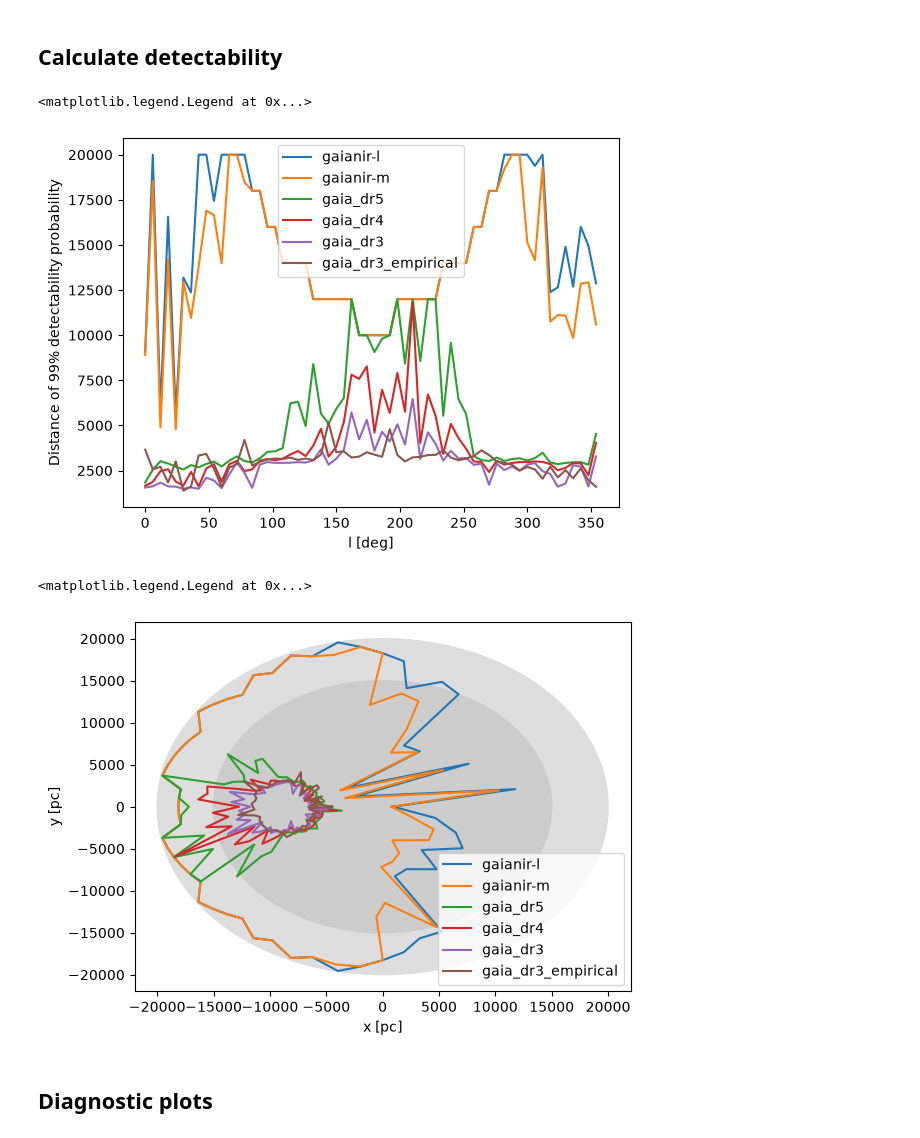
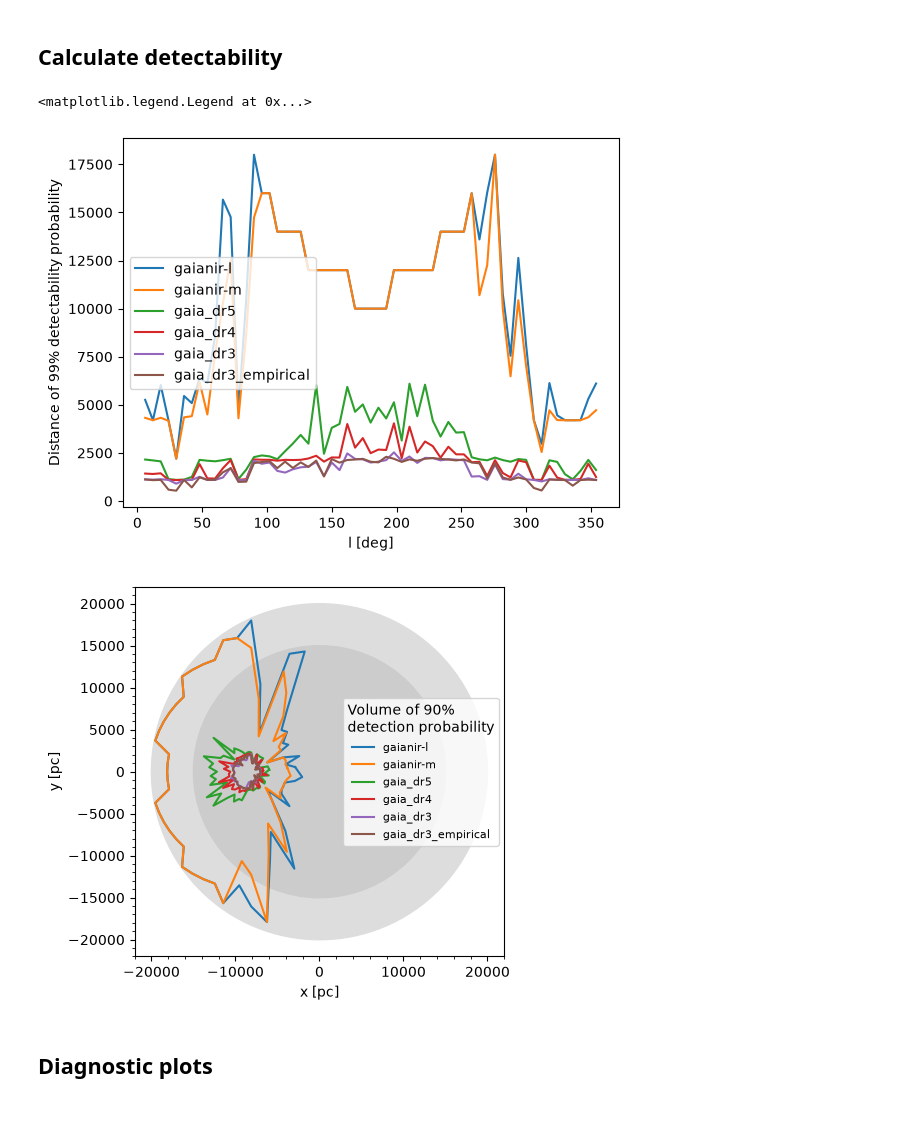
Before and after one commit to emilyhunt/gaianir-open-clusters, a Jupyter notebook: prototypes/selection/selection.ipynb, the cells around one changed output. Drawn from its saved outputs; the diff is of its cells as text; code cells hidden in the pictures.

Commit message:
Re-simulate clusters

```diff
--- a/prototypes/selection/selection.ipynb
+++ b/prototypes/selection/selection.ipynb
@@ -412,8 +412,8 @@ for mission in missions_done:
     #     simulated_clusters_full[f"n_stars_{mission}"] >= 50
     # ).astype(float)
 # %%
-test_probability = 0.5
-test_cluster = "pleiades"
+test_probability = 0.9
+test_cluster = "berkeley_29"
 
 l_values = simulated_clusters_full["l"].unique()
 detectabilities = {mission: [] for mission in missions_done}
@@ -454,33 +454,33 @@ plt.gca().set(xlabel="l [deg]", ylabel=r"Distance of 99% detectability probabili
 plt.legend()
 # %% [output]
 <matplotlib.legend.Legend at 0x...>
-[figure, old version]
+[figure, new version]
 # %%
 for mission in detectabilities:
     coord = SkyCoord(
         l=np.asarray(l_values) * u.deg,
         b=np.zeros_like(l_values) * u.deg,
         distance=np.asarray(detectabilities[mission]) * u.pc,
         frame="galactic"
     ).transform_to("galactocentric").represent_as("cartesian")
     x_values = coord.x.value
     y_values = coord.y.value
     x_values = np.append(x_values, x_values[0])
     y_values = np.append(y_values, y_values[0])
     plt.plot(x_values, y_values, label=mission)
 
 # xlim, ylim = plt.gca().get_xlim(), plt.gca().get_ylim()
 
 plt.gca().add_patch(plt.Circle((0, 0), radius=20000, color="#ddd"))
 plt.gca().add_patch(plt.Circle((0, 0), radius=15000, color="#ccc"))
 
 # plt.gca().set(xlim=xlim, ylim=ylim)
 
-plt.gca().set(xlabel="x [pc]", ylabel="y [pc]")
-plt.legend()
+plt.gca().set(xlabel="x [pc]", ylabel="y [pc]", aspect="equal")
+plt.legend(title=f"Volume of {test_probability:.0%}\ndetection probability", fontsize=8)
+plt.gca().minorticks_on()
 # %% [output]
-<matplotlib.legend.Legend at 0x...>
-[figure, old version]
+[figure, new version]
 # %% [markdown]
 ## Diagnostic plots
 # %%
```
Also changed, not shown: parts of 18 cells of this notebook, 1 other file.
